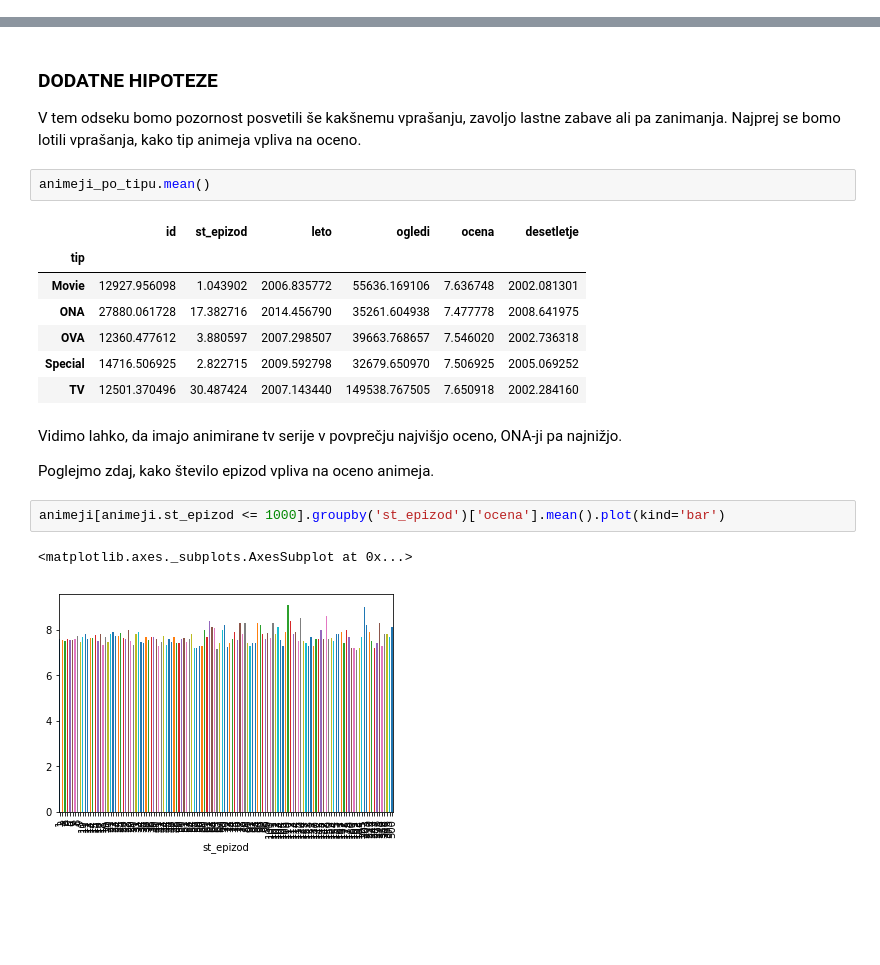
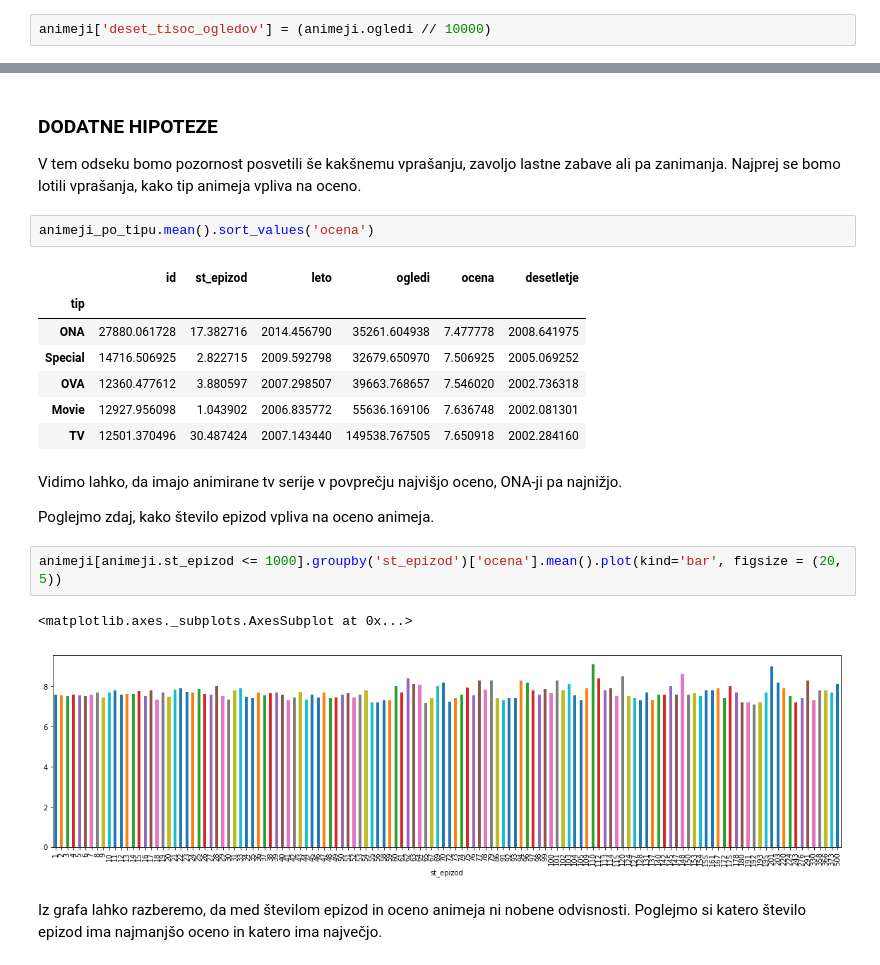
Before and after one commit to TheJim123/Programiranje-1-projektna, a Jupyter notebook: Projektna/Projekt.ipynb, the cells around one changed output, grey strips where cells are left out. Cells and saved outputs as stored; diff of their text form; blank space fills up the shorter version.

```diff
--- a/Projektna/Projekt.ipynb
+++ b/Projektna/Projekt.ipynb
@@ -313,0 +302,2 @@ Graf nam pokaže, da se število manj popularnih animejev pri večjih ocenah zma
+# %%
+animeji['deset_tisoc_ogledov'] = (animeji.ogledi // 10000)
@@ -316,21 +337,23 @@ Graf nam pokaže, da se število manj popularnih animejev pri večjih ocenah zma
 V tem odseku bomo pozornost posvetili še kakšnemu vprašanju, zavoljo lastne zabave ali pa zanimanja.
 Najprej se bomo lotili vprašanja, kako tip animeja vpliva na oceno.
 # %%
-animeji_po_tipu.mean()
+animeji_po_tipu.mean().sort_values('ocena')
 # %% [output]
 |  | id | st_epizod | leto | ogledi | ocena | desetletje |
 | tip |  |  |  |  |  |  |
+| ONA | 27880.061728 | 17.382716 | 2014.456790 | 35261.604938 | 7.477778 | 2008.641975 |
+| Special | 14716.506925 | 2.822715 | 2009.592798 | 32679.650970 | 7.506925 | 2005.069252 |
+| OVA | 12360.477612 | 3.880597 | 2007.298507 | 39663.768657 | 7.546020 | 2002.736318 |
 | Movie | 12927.956098 | 1.043902 | 2006.835772 | 55636.169106 | 7.636748 | 2002.081301 |
-| ONA | 27880.061728 | 17.382716 | 2014.456790 | 35261.604938 | 7.477778 | 2008.641975 |
-| OVA | 12360.477612 | 3.880597 | 2007.298507 | 39663.768657 | 7.546020 | 2002.736318 |
-| Special | 14716.506925 | 2.822715 | 2009.592798 | 32679.650970 | 7.506925 | 2005.069252 |
 | TV | 12501.370496 | 30.487424 | 2007.143440 | 149538.767505 | 7.650918 | 2002.284160 |
 # %% [markdown]
 Vidimo lahko, da imajo animirane tv serije v povprečju najvišjo oceno, ONA-ji pa najnižjo.
 
 Poglejmo zdaj, kako število epizod vpliva na oceno animeja.
 # %%
-animeji[animeji.st_epizod <= 1000].groupby('st_epizod')['ocena'].mean().plot(kind='bar')
+animeji[animeji.st_epizod <= 1000].groupby('st_epizod')['ocena'].mean().plot(kind='bar', figsize = (20, 5))
 # %% [output]
 <matplotlib.axes._subplots.AxesSubplot at 0x...>
-[figure, old version]
+[figure, new version]
+# %% [markdown]
+Iz grafa lahko razberemo, da med številom epizod in oceno animeja ni nobene odvisnosti. Poglejmo si katero število epizod ima najmanjšo oceno in katero ima največjo.
```
Also changed, not shown: parts of 28 cells of this notebook.
